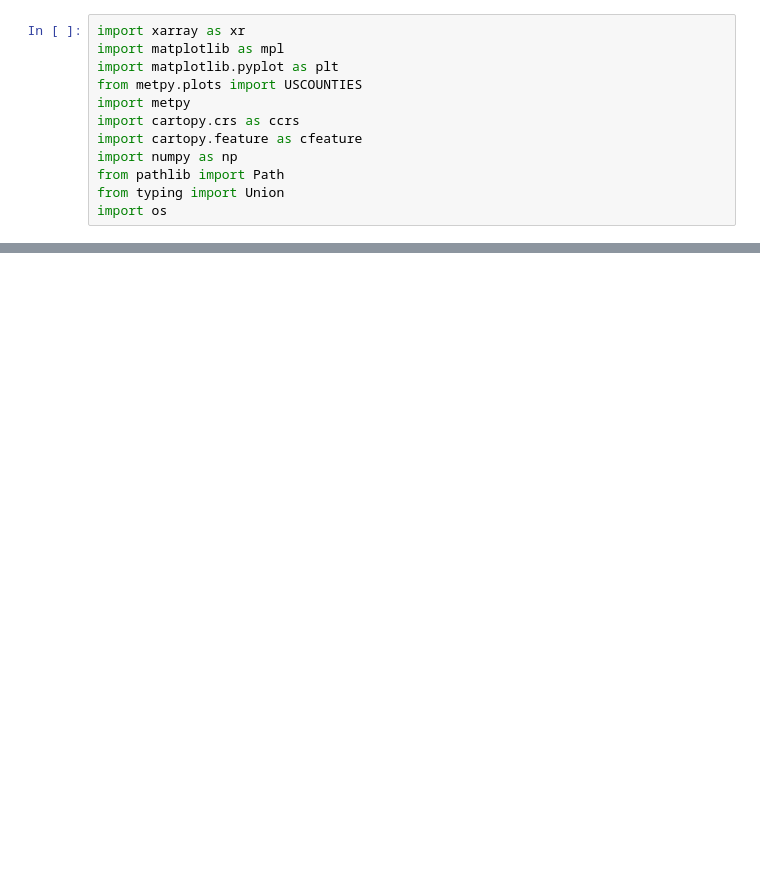
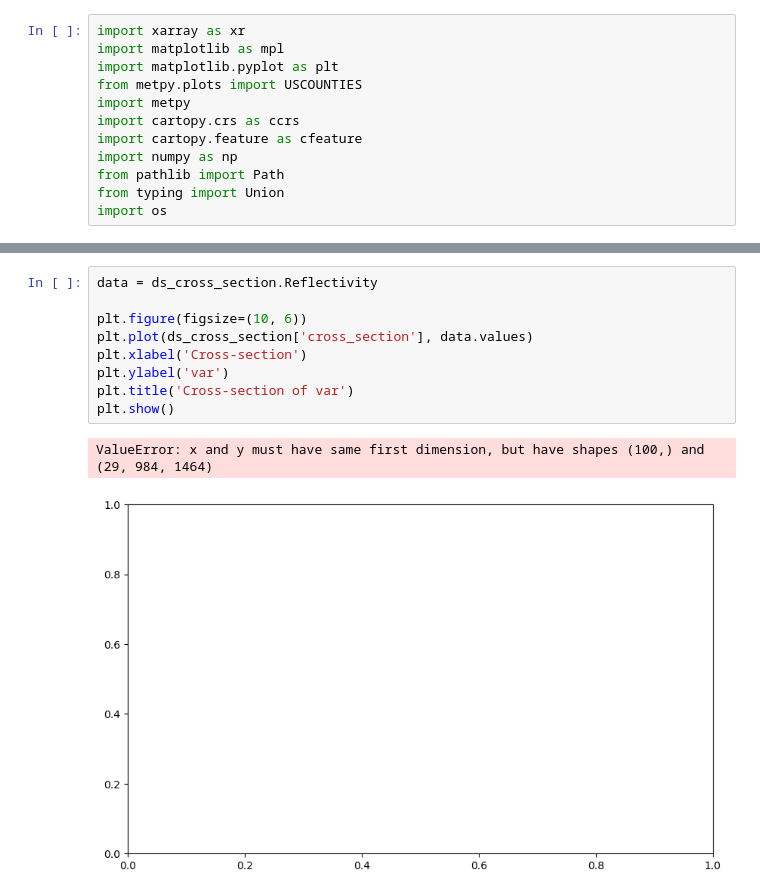
Before and after one commit to anthony-illenden/METR-4990, a Jupyter notebook: Scripts/METR 4990; GridRad Cross-Section RIJ.ipynb, the cells around one changed output, grey strips where cells are left out. Saved outputs shown, nothing was run; the diff lists cells and outputs as text; blank space fills up the shorter version.

```diff
--- a/Scripts/METR 4990; GridRad Cross-Section RIJ.ipynb
+++ b/Scripts/METR 4990; GridRad Cross-Section RIJ.ipynb
@@ -298,0 +391,12 @@ for filename in os.listdir(directory):
+# %%
+data = ds_cross_section.Reflectivity
+
+plt.figure(figsize=(10, 6))
+plt.plot(ds_cross_section['cross_section'], data.values)
+plt.xlabel('Cross-section')
+plt.ylabel('var')
+plt.title('Cross-section of var')
+plt.show()
+# %% [output]
+ValueError: x and y must have same first dimension, but have shapes (100,) and (29, 984, 1464)
+[figure, added]
```
Also changed, not shown: parts of 8 cells of this notebook, 5 other files.
